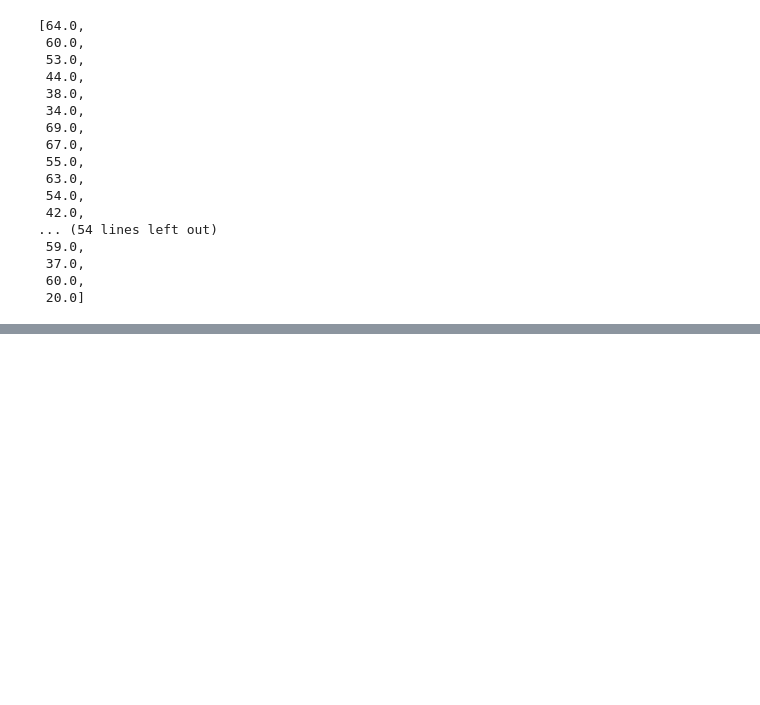
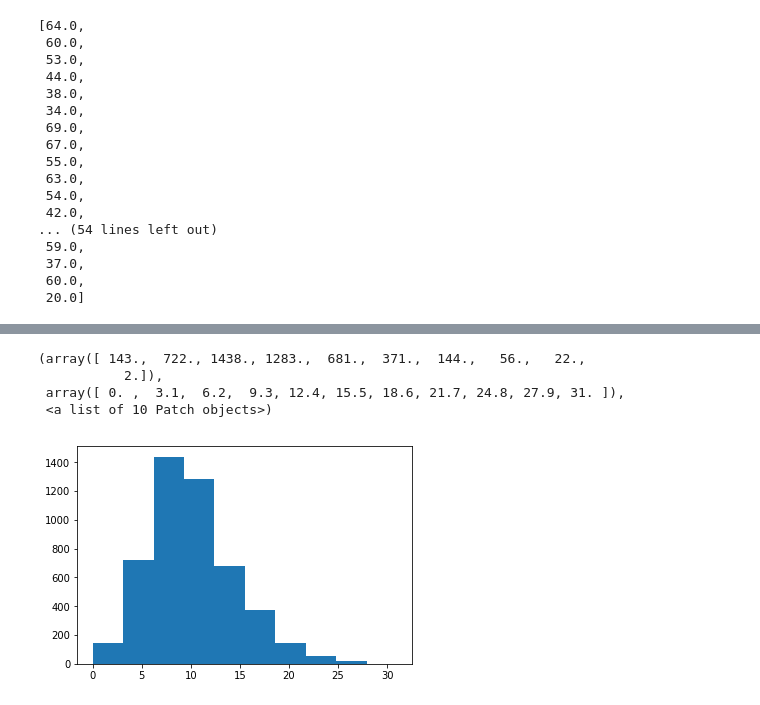
Before and after one commit to apwai/COGS108_Final_Project, a Jupyter notebook: Final-Project.ipynb, the cells around one changed output, grey strips where cells are left out. Cells and saved outputs as stored; diff of their text form; code cells hidden in the pictures; blank space fills up the shorter version.

```diff
--- a/Final-Project.ipynb
+++ b/Final-Project.ipynb
@@ -178,0 +207,10 @@ temp_tie
+# %%
+# histograms for wind_speeds
+# wind_win histogram
+plt.hist(df[df["home_w_l_t"] == "WIN"]["weather_wind_mph"])
+# %% [output]
+(array([ 143.,  722., 1438., 1283.,  681.,  371.,  144.,   56.,   22.,
+           2.]),
+ array([ 0. ,  3.1,  6.2,  9.3, 12.4, 15.5, 18.6, 21.7, 24.8, 27.9, 31. ]),
+ <a list of 10 Patch objects>)
+[figure, added]
```
Also changed, not shown: parts of 6 cells of this notebook.
